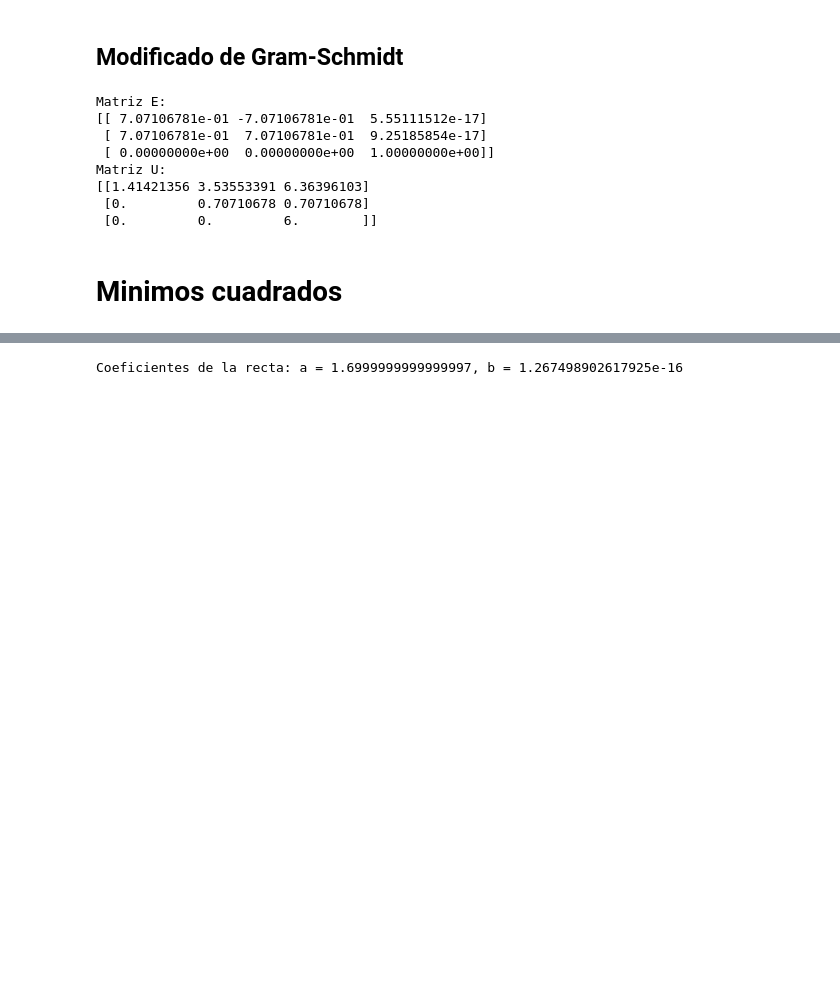
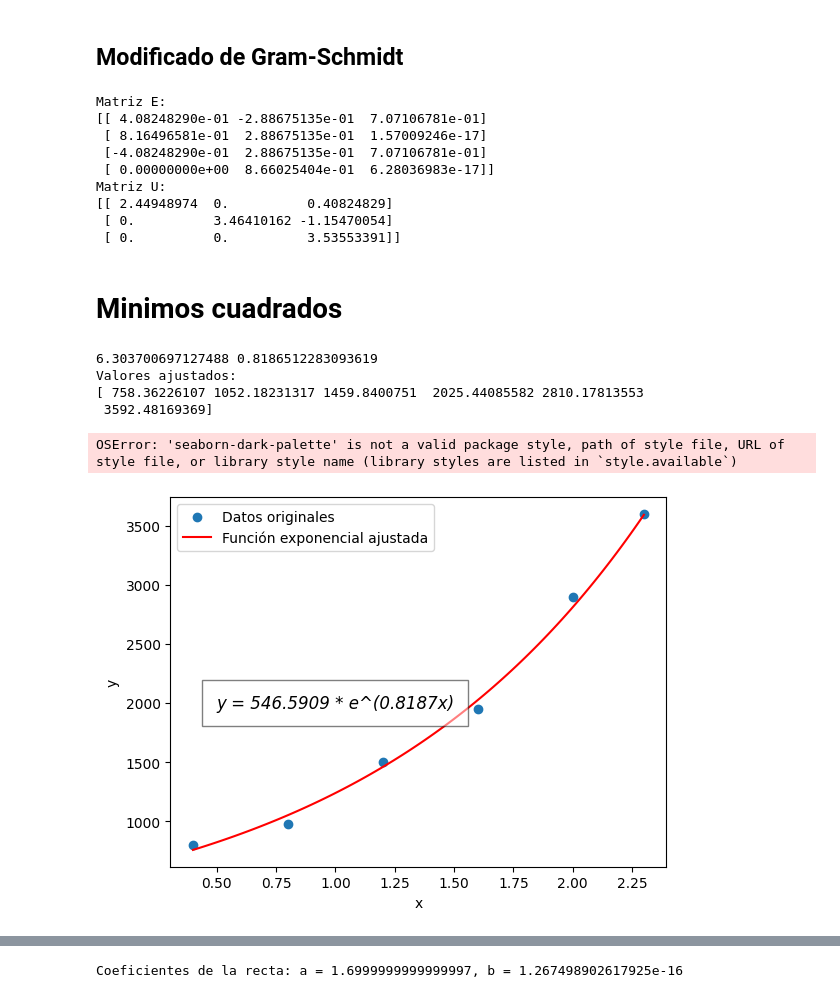
Before and after one commit to thsergitox/Numerico, a Jupyter notebook: sistemas_lineales.ipynb, the cells around one changed output, grey strips where cells are left out. Saved outputs shown, nothing was run; the diff lists cells and outputs as text; code cells hidden in the pictures; blank space fills up the shorter version.

```diff
--- a/sistemas_lineales.ipynb
+++ b/sistemas_lineales.ipynb
@@ -369,7 +369,7 @@ def gram_schmidt(A):
     return E, U
 
 # Ejemplo de uso
-A = np.array([[1.0, 2.0, 4.0], [1, 3.0, 5.0], [0.0, 0.0, 6.0]], dtype=float)
+A = np.array([[1, -1, 3], [2, 1, 0], [-1, 1, 2], [0, 3, -1]], dtype=float)
 E, U = gram_schmidt(A)
 
 print("Matriz E:")
@@ -378,12 +378,13 @@ print("Matriz U:")
 print(U)
 # %% [output]
 Matriz E:
-[[ 7.07106781e-01 -7.07106781e-01  5.55111512e-17]
- [ 7.07106781e-01  7.07106781e-01  9.25185854e-17]
- [ 0.00000000e+00  0.00000000e+00  1.00000000e+00]]
+[[ 4.08248290e-01 -2.88675135e-01  7.07106781e-01]
+ [ 8.16496581e-01  2.88675135e-01  1.57009246e-17]
+ [-4.08248290e-01  2.88675135e-01  7.07106781e-01]
+ [ 0.00000000e+00  8.66025404e-01  6.28036983e-17]]
 Matriz U:
-[[1.41421356 3.53553391 6.36396103]
- [0.         0.70710678 0.70710678]
- [0.         0.         6.        ]]
+[[ 2.44948974  0.          0.40824829]
+ [ 0.          3.46410162 -1.15470054]
+ [ 0.          0.          3.53553391]]
 # %% [markdown]
 # Minimos cuadrados
@@ -389,0 +403,57 @@ Matriz U:
+# %%
+import numpy as np
+
+x = np.array([0.4, 0.8, 1.2, 1.6, 2.0, 2.3], dtype=float)
+y = np.array([800, 975, 1500, 1950, 2900, 3600], dtype=float)
+
+# Calcular los logaritmos naturales de y
+Y = np.log(y)
+
+# Calcular la matriz X
+X = np.vstack([np.ones(len(x)), x]).T
+
+# Multiplicar por X.T
+Yn = X.T@Y
+Xn = X.T@X
+
+
+# Resolver el sistema de ecuaciones
+A, b = gauss(Xn, Yn)
+print(A, b)
+a = np.exp(A)
+
+# Función exponencial resultante
+def exponential(x):
+    return a * np.exp(b * x)
+
+# Valores ajustados
+y_fit = exponential(x)
+
+# Imprimir los valores ajustados
+print("Valores ajustados:")
+print(y_fit)
+
+# Visualización del ajuste
+import matplotlib.pyplot as plt
+
+plt.scatter(x, y, label='Datos originales')
+x_vals = np.linspace(min(x), max(x), 100)
+y_vals = exponential(x_vals)
+plt.plot(x_vals, y_vals, label='Función exponencial ajustada', color='red')
+plt.xlabel('x')
+plt.ylabel('y')
+plt.legend()
+#Escribir la funcion en el plot, con formato 4 decimales
+plt.text(1, 2000, f'y = {a:.4f} * e^({b:.4f}x)', fontsize=12, style='italic', bbox={'facecolor': 'white', 'alpha': 0.5, 'pad': 10}, ha='center', va='center', zorder=3)
+#QUIERO UN FONDO BLANCO PARA MI PLOT
+plt.style.use('seaborn-dark-palette')
+
+plt.title('Ajuste de Función Exponencial')
+plt.show()
+# %% [output]
+6.303700697127488 0.8186512283093619
+Valores ajustados:
+[ 758.36226107 1052.18231317 1459.8400751  2025.44085582 2810.17813553
+ 3592.48169369]
+OSError: 'seaborn-dark-palette' is not a valid package style, path of style file, URL of style file, or library style name (library styles are listed in `style.available`)
+[figure, added]
```
Also changed, not shown: parts of 3 cells of this notebook, 3 other files.
